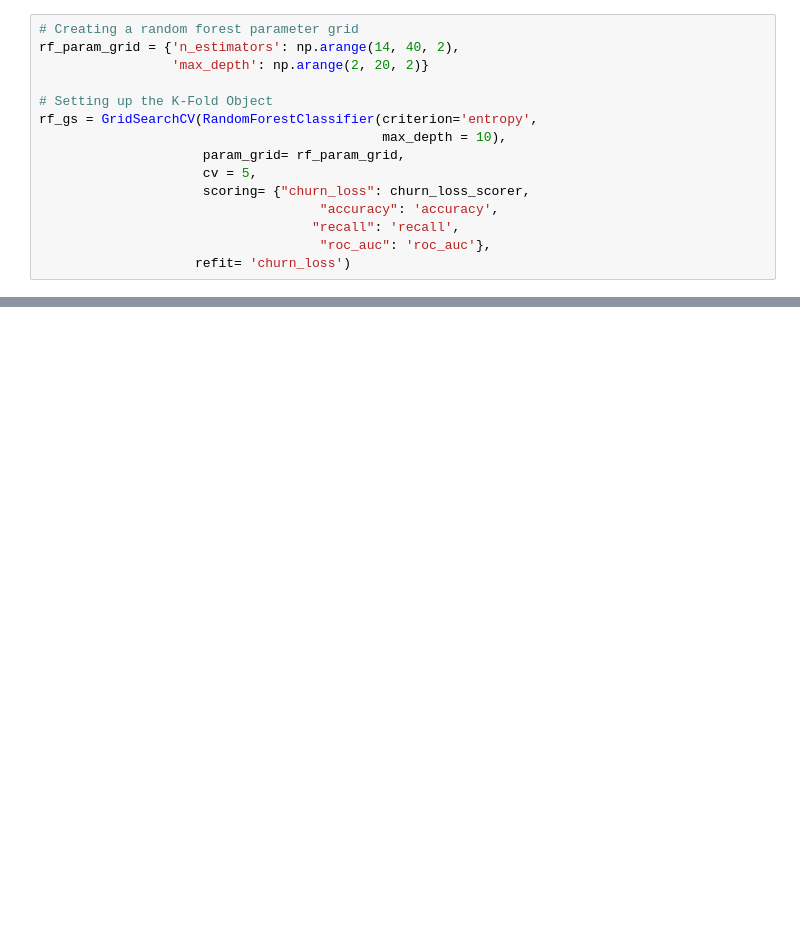
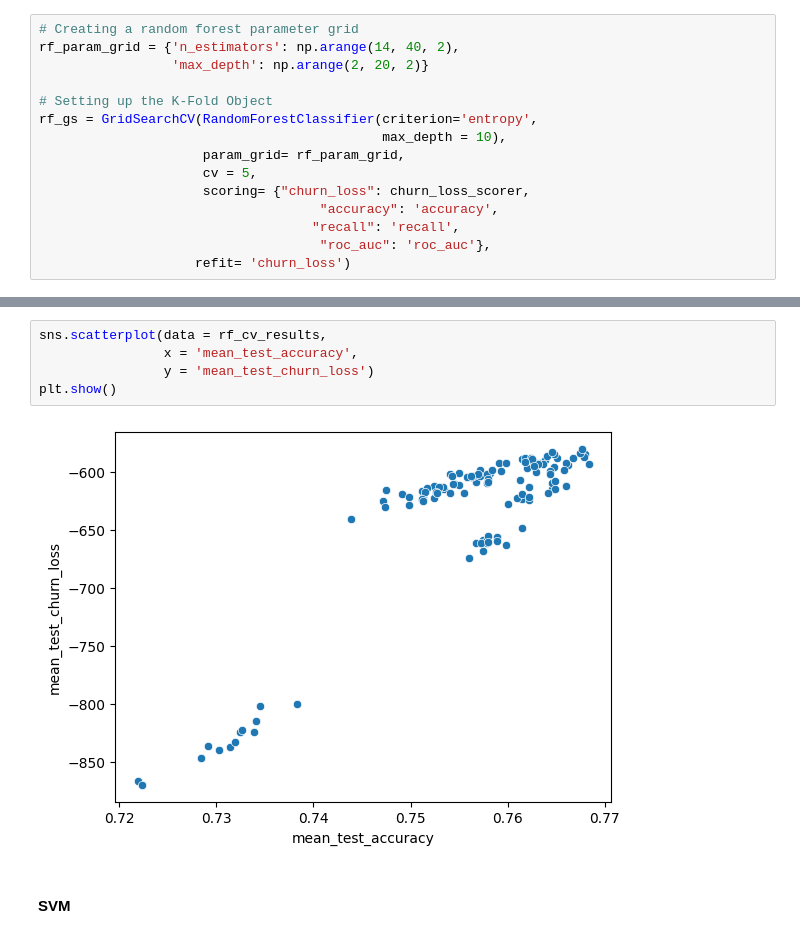
Before and after one commit to SJBales/telco-customer-churn, a Jupyter notebook: notebooks/model_experimentation.ipynb, the cells around one changed output, grey strips where cells are left out. Cells and saved outputs as stored; diff of their text form; blank space fills up the shorter version.

Commit message:
Updated plotting.

```diff
--- a/notebooks/model_experimentation.ipynb
+++ b/notebooks/model_experimentation.ipynb
@@ -184,0 +291,9 @@ plt.show()
+# %%
+sns.scatterplot(data = rf_cv_results,
+                x = 'mean_test_accuracy',
+                y = 'mean_test_churn_loss')
+plt.show()
+# %% [output]
+[figure, added]
+# %% [markdown]
+#### SVM
```
Also changed, not shown: parts of 16 cells of this notebook, 1 other file.
